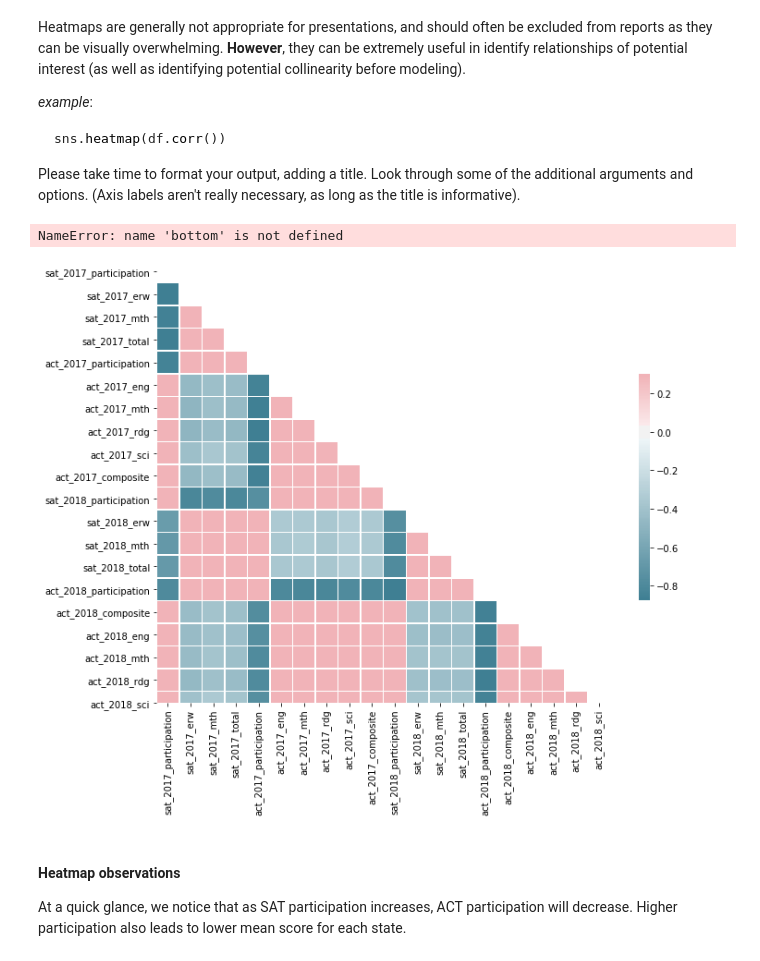
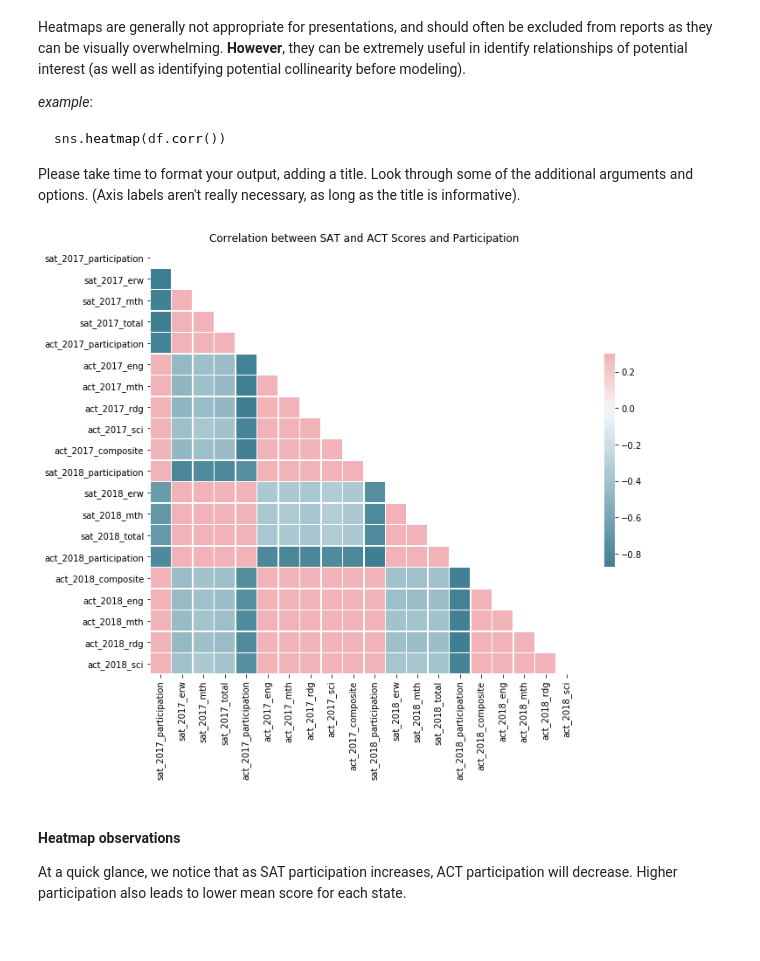
Before and after one commit to bryan-ho/dsiproject2, a Jupyter notebook: project_1/code/starter-code_updated.ipynb, the cells around one changed output. Saved outputs shown, nothing was run; the diff lists cells and outputs as text; code cells hidden in the pictures.

```diff
--- a/project_1/code/starter-code_updated.ipynb
+++ b/project_1/code/starter-code_updated.ipynb
@@ -1050,27 +1052,27 @@ Please take time to format your output, adding a title. Look through some of the
 # %%
 d = pd.DataFrame(data=final)
 
 # Compute the correlation matrix
 corr = d.corr()
 
 # Generate a mask for the upper triangle
 mask = np.triu(np.ones_like(corr, dtype=np.bool))
 
 # Set up the matplotlib figure
 f, ax = plt.subplots(figsize=(11, 9))
 
 # Generate a custom diverging colormap
 cmap = sns.diverging_palette(220, 10, as_cmap=True)
 
 # Draw the heatmap with the mask and correct aspect ratio
 sns.heatmap(corr, mask=mask, cmap=cmap, vmax=.3, center=0,
             square=True, linewidths=.5, cbar_kws={"shrink": .5})
 
+bottom, top = ax.get_ylim()
 ax.set_ylim(bottom + 0.5, top - 0.5)
 ax.set_title("Correlation between SAT and ACT Scores and Participation");
 # %% [output]
-NameError: name 'bottom' is not defined
-[figure, old version]
+[figure, new version]
 # %% [markdown]
 #### Heatmap observations
 At a quick glance, we notice that as SAT participation increases, ACT participation will decrease. Higher participation also leads to lower mean score for each state.
```
Also changed, not shown: parts of 4 cells of this notebook, 1 other file.
